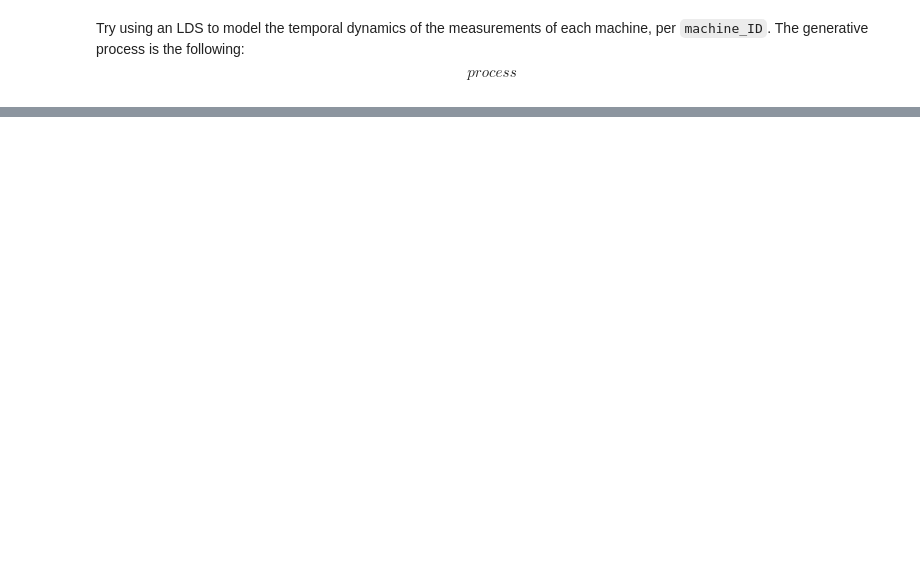
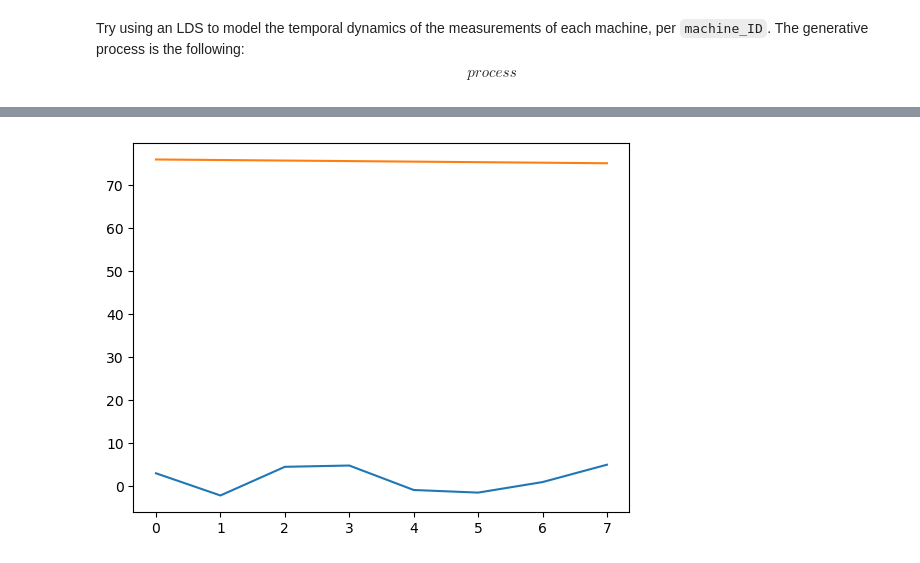
Before and after one commit to gpanagioto/-mbml-predictive-maintenance, a Jupyter notebook: notebooks/lds_forecasting.ipynb, the cells around one changed output, grey strips where cells are left out. Drawn from its saved outputs; the diff is of its cells as text; code cells hidden in the pictures; blank space fills up the shorter version.

Commit message:
more progress on lds, now test with large dataset

```diff
--- a/notebooks/lds_forecasting.ipynb
+++ b/notebooks/lds_forecasting.ipynb
@@ -53,7 +54,7 @@ target_cols = ['comp1_life']
 N_features = len(data_cols)
 # %%
 X_df = data_per_id[data_cols]
-y_df = data_per_id[target_cols]
+X = X_df.values
 
-X = X_df.values
-y = y_df.values
+y_df = [data_per_id[target_col] for target_col in target_cols]
+y = np.array([y_df_i.values for y_df_i in y_df]).T
@@ -75,14 +84,4 @@ The generative process is the following:
 $$
 process
 $$
-# %%
-def f(carry, inputs):
-
-    u_input, noise_t = inputs
-
-    beta1, beta2, z_prev1, z_prev2, tau, eta = carry
-    z_t = beta1*z_prev1 + beta2*z_prev2 + tau*noise_t  + jnp.dot(eta, u_input)
-    z_prev2 = z_prev1
-    z_prev1 = z_t
-    return (beta1, beta2, z_prev1, z_prev2, tau, eta), z_t
 # %%
@@ -168,0 +174,9 @@ def model(T, T_forecast, X, obs=None):
+# %%
+def f(carry, inputs):
+
+    noise_t, inpts = inputs
+
+    beta, z_prev, tau, R = carry
+    z_t = beta*z_prev + noise_t + jnp.dot(R, inpts)
+    z_prev = z_t
+    return (beta, z_prev, tau, R), z_t
@@ -170,10 +220,14 @@ def model(T, T_forecast, X, obs=None):
 rng_key = random.PRNGKey(0)
 rng_key, rng_key_ = random.split(rng_key)
 
-n_states = 24
+n_series = 4
+n_previous = 1
+T = N_train
+T_forecast = N_test
 
-X_t = np.concatenate([X_train[n_states:,:], X_test], axis=0)
+
+X_t = np.concatenate([X_train[n_previous:,:], X_test], axis=0)
 
 nuts_kernel = NUTS(model=model, max_tree_depth=8, step_size=5e-3, adapt_step_size=False)
-mcmc = MCMC(nuts_kernel, num_samples=3000, num_warmup=1000, num_chains=1)
-mcmc.run(rng_key_, T=N_train, T_forecast=N_test, X=X_t , obs=y_train[:,0])
+mcmc = MCMC(nuts_kernel, num_samples=3000, num_warmup=1000, num_chains=4)
+mcmc.run(rng_key_, T=T, T_forecast=T_forecast, n_series=n_series, inputs=X_t, obs=y_train, n_previous=n_previous)
@@ -222,0 +263,6 @@ for node in nodes_:
+# %%
+plt.plot(samples_['y_pred1'].mean(axis=0))
+plt.plot(y_test[:,0])
+plt.show()
+# %% [output]
+[figure, added]
```
Also changed, not shown: parts of 19 cells of this notebook.
